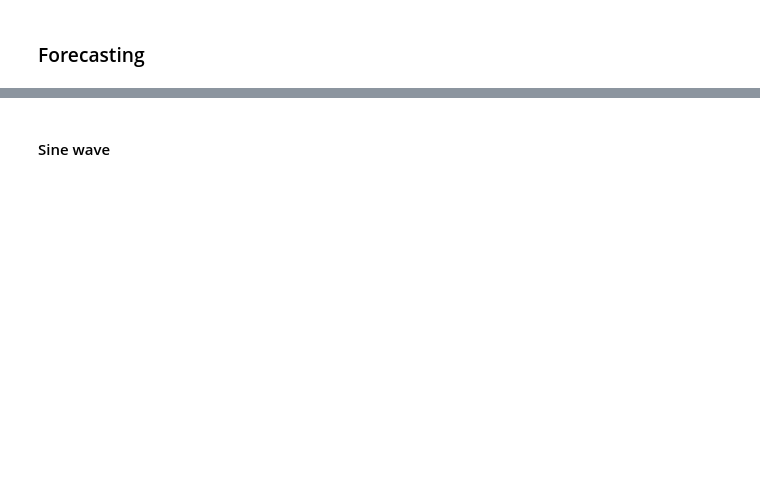
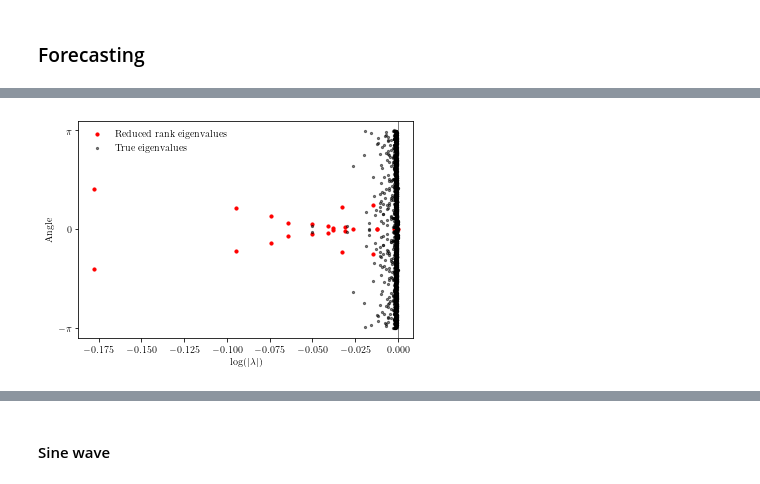
Before and after one commit to Machine-Learning-Dynamical-Systems/kooplearn, a Jupyter notebook: examples/Beijing_air_quality/analysis.ipynb, the cells around one changed output, grey strips where cells are left out. Saved outputs shown, nothing was run; the diff lists cells and outputs as text; code cells hidden in the pictures; blank space fills up the shorter version.

```diff
--- a/examples/Beijing_air_quality/analysis.ipynb
+++ b/examples/Beijing_air_quality/analysis.ipynb
@@ -111,13 +120,16 @@ def subsample_data(df, n_timesteps, full_data=True, shift = 0):
 # %%
-n_timesteps = 6 #In hours
-
-regularizer = 1e-10
-l = np.float32(np.sqrt(df.shape[1]))
-X, Y = subsample_data(df, n_timesteps, full_data=False, shift=12)
-nu = 1.5
-kernel = RBF(length_scale=l)
+n_timesteps = 3 #In hours
+regularizer = 1e-9
+history = 9
+average = False
+_df, _cols = get_training_dataset(df, measurements, n_timesteps = n_timesteps, history = history, average = average)
+l = np.float32(np.sqrt(_df.shape[1]))*3
+X, Y = _df[:-1], _df[1:]
+nu = 0.5
+kernel = Matern(nu = nu, length_scale=l)
+#kernel = Linear(coef0=0.)
 num_samples = 2000
-rank = 10
+rank = 25
 X_train, Y_train = X[:num_samples], Y[:num_samples]
 # %%
 K = KoopmanRegression(X_train, Y_train, kernel, regularizer, rank=rank, center_kernel=False, backend='cpu')
@@ -200,0 +180,3 @@ ax = sns.displot(df_pd.filter(regex="PM2.5_*"), kind='kde', fill=True)
+# %%
+dim = K.K_X.shape[0]
+true_eigs = scipy.linalg.eigvals(K.K_YX, K.K_X + dim*regularizer*np.eye(dim))
@@ -200,0 +192,12 @@ ax = sns.displot(df_pd.filter(regex="PM2.5_*"), kind='kde', fill=True)
+# %%
+n = 1
+plt.scatter(np.log(np.abs(eigs)), np.angle(eigs), c='r', s=10, label='Reduced rank eigenvalues')
+plt.scatter(np.log(np.abs(true_eigs**n)), np.angle(true_eigs**n), c='k', s=5, alpha=0.5, label='True eigenvalues')
+plt.axvline(x=0, color='k', lw=0.5)
+plt.yticks([-np.pi, 0, np.pi], ['$-\pi$', '$0$', '$\pi$'])
+plt.xlabel(r"$\log(\vert \lambda \vert)$")
+plt.ylabel(r"Angle")
+plt.legend(frameon=False)
+plt.savefig("figs/eigs_comparison.pdf", bbox_inches='tight')
+# %% [output]
+[figure, added]
```
Also changed, not shown: parts of 22 cells of this notebook, 4 other files.
